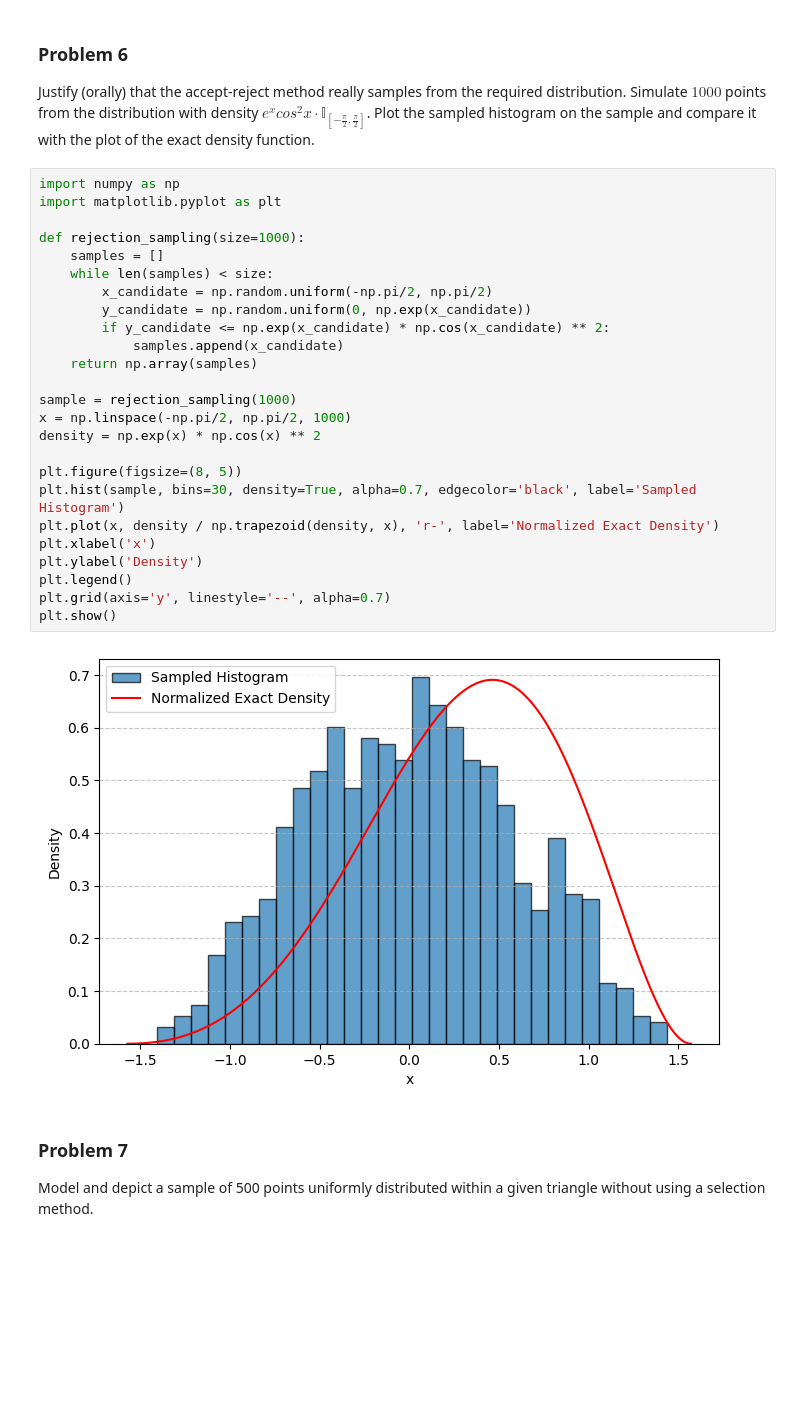
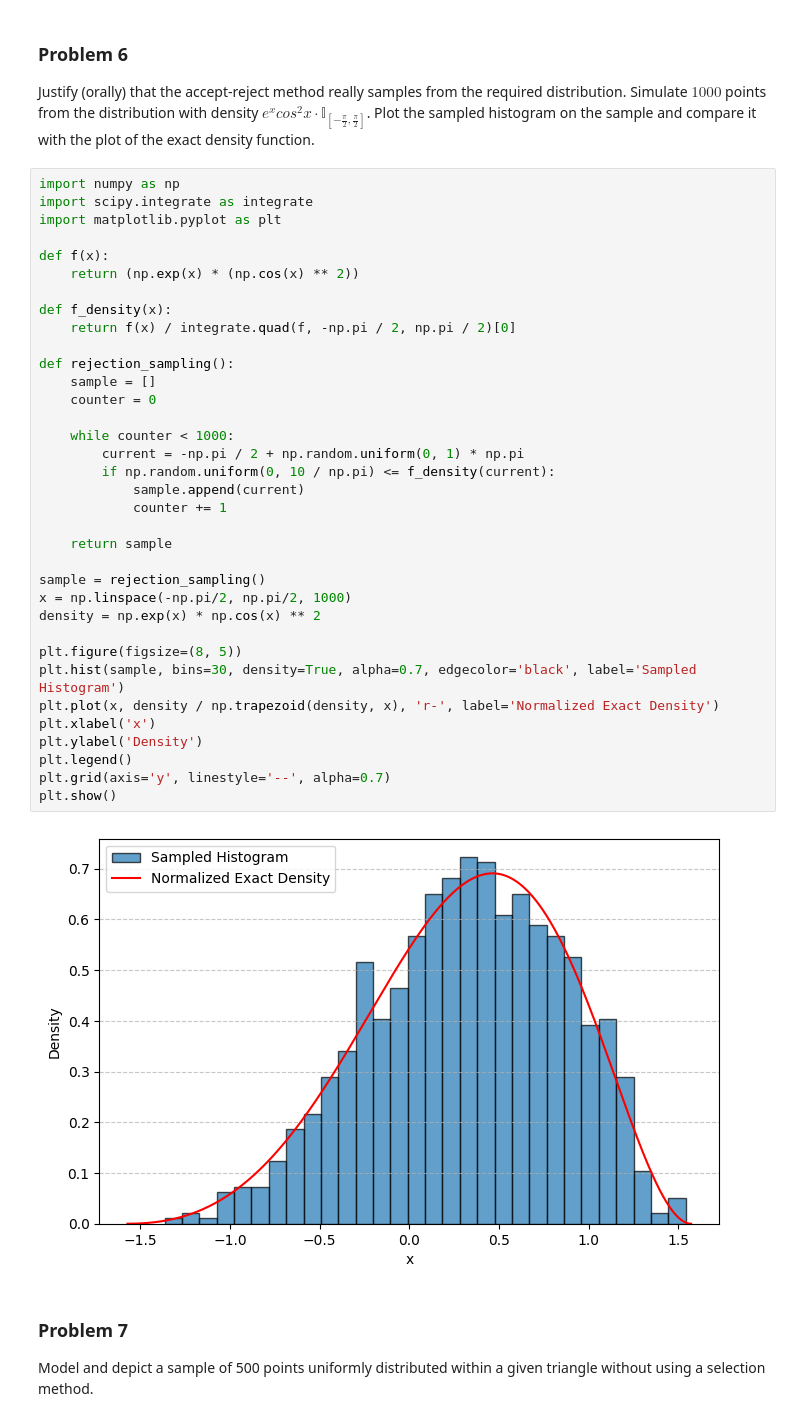
Before and after one commit to n1ks0N/DZ-GromiakovNV-StatPrak, a Jupyter notebook: 3_random.ipynb, the cells around one changed output. Saved outputs shown, nothing was run; the diff lists cells and outputs as text; blank space fills up the shorter version.

```diff
--- a/3_random.ipynb
+++ b/3_random.ipynb
@@ -143,31 +135,41 @@ plt.show()
 Justify (orally) that the accept-reject method really samples from the required distribution. Simulate $1000$ points from the distribution with density $e^xcos^2x \cdot \mathbb{I}_{[-\frac\pi2, \frac\pi2]}$. Plot the sampled histogram on the sample and compare it with the plot of the exact density function.
 # %%
 import numpy as np
+import scipy.integrate as integrate
 import matplotlib.pyplot as plt
 
-def rejection_sampling(size=1000):
-    samples = []
-    while len(samples) < size:
-        x_candidate = np.random.uniform(-np.pi/2, np.pi/2)
-        y_candidate = np.random.uniform(0, np.exp(x_candidate))
-        if y_candidate <= np.exp(x_candidate) * np.cos(x_candidate) ** 2:
-            samples.append(x_candidate)
-    return np.array(samples)
+def f(x):
+    return (np.exp(x) * (np.cos(x) ** 2))
 
-sample = rejection_sampling(1000)
+def f_density(x):
+    return f(x) / integrate.quad(f, -np.pi / 2, np.pi / 2)[0]
+
+def rejection_sampling():
+    sample = []
+    counter = 0
+
+    while counter < 1000:
+        current = -np.pi / 2 + np.random.uniform(0, 1) * np.pi
+        if np.random.uniform(0, 10 / np.pi) <= f_density(current):
+            sample.append(current)
+            counter += 1
+
+    return sample
+
+sample = rejection_sampling()
 x = np.linspace(-np.pi/2, np.pi/2, 1000)
 density = np.exp(x) * np.cos(x) ** 2
 
 plt.figure(figsize=(8, 5))
 plt.hist(sample, bins=30, density=True, alpha=0.7, edgecolor='black', label='Sampled Histogram')
 plt.plot(x, density / np.trapezoid(density, x), 'r-', label='Normalized Exact Density')
 plt.xlabel('x')
 plt.ylabel('Density')
 plt.legend()
 plt.grid(axis='y', linestyle='--', alpha=0.7)
 plt.show()
 # %% [output]
-[figure, old version]
+[figure, new version]
 # %% [markdown]
 ### Problem 7
 Model and depict a sample of 500 points uniformly distributed within a given triangle without using a selection method.
```
Also changed, not shown: parts of 2 cells of this notebook.
